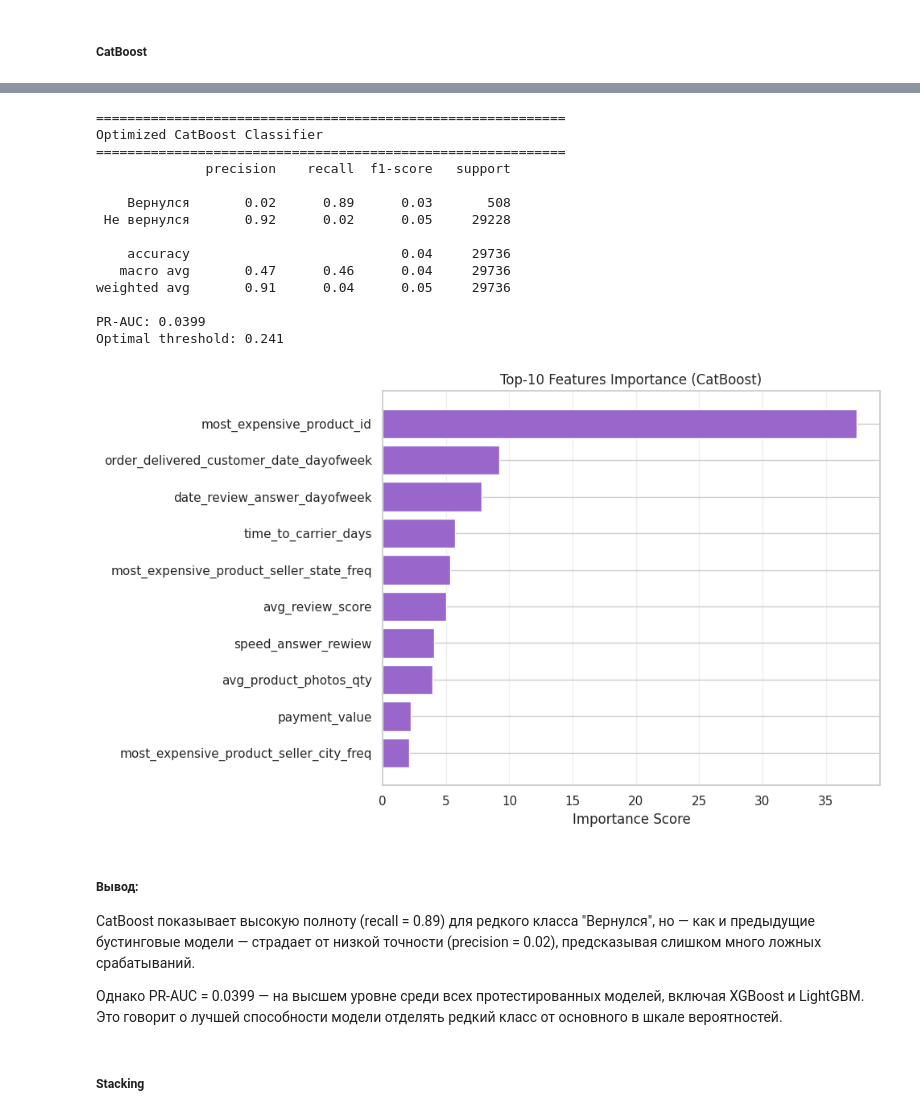
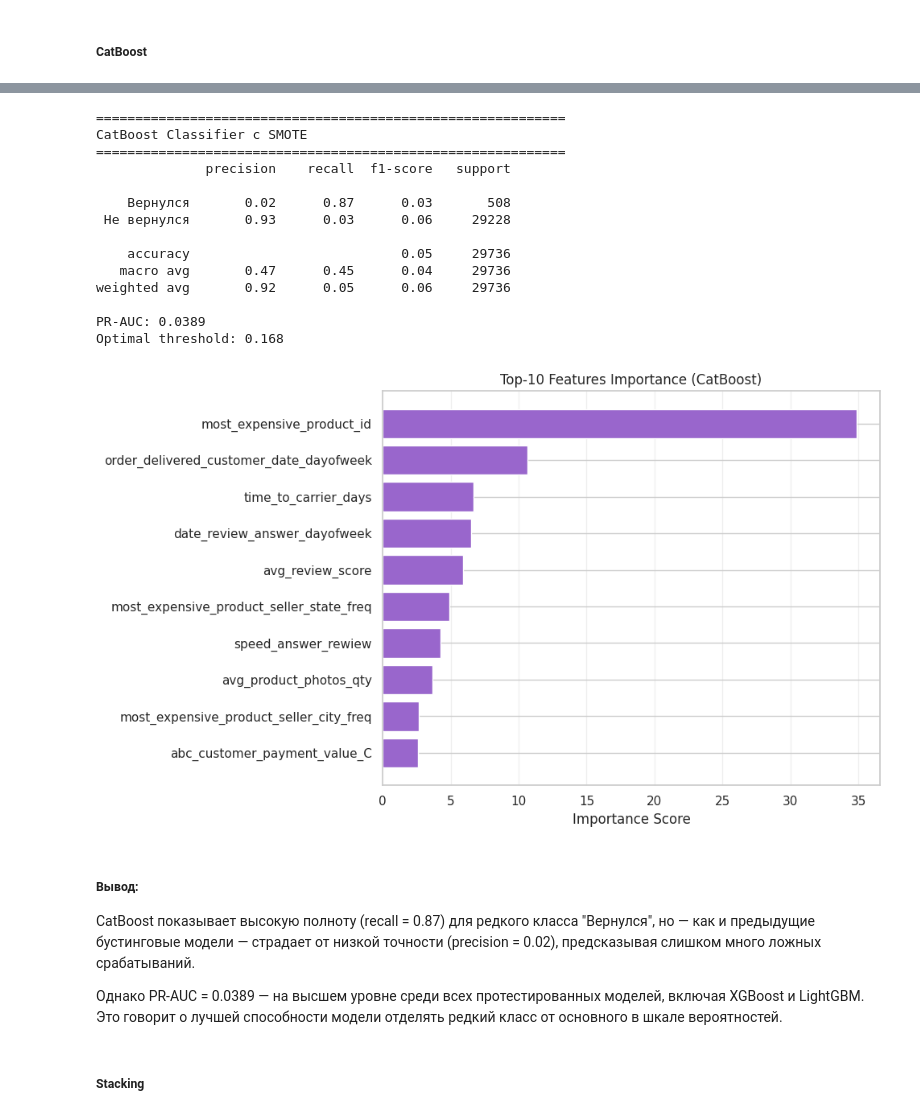
Before and after one commit to Ekaterina20-hub/MFTI-hackaton, a Jupyter notebook: notebooks/ml-models/ML модель классификации покупателей/ML_model_classificaition.ipynb, the cells around one changed output, grey strips where cells are left out. Drawn from its saved outputs; the diff is of its cells as text; code cells hidden in the pictures.

```diff
--- a/notebooks/ml-models/ML модель классификации покупателей/ML_model_classificaition.ipynb
+++ b/notebooks/ml-models/ML модель классификации покупателей/ML_model_classificaition.ipynb
@@ -1180,9 +1387,11 @@ PR-AUC 0.0199, всё ещё на низком уровне.
 # %%
 # Создаем модель RandomForestClassifier
 rf = RandomForestClassifier(
-    n_estimators=50,
-    max_depth=4,
-    min_samples_leaf=20,
+    n_estimators=100,
+    max_depth=5,
+    min_samples_leaf=10,
+    max_features='sqrt',
+    bootstrap=False,
     class_weight='balanced',
     random_state=42,
     n_jobs=-1
@@ -1198,7 +1407,7 @@ optimal_threshold = thresholds[best_idx]
 y_pred_opt = (y_proba >= optimal_threshold).astype(int)
 
 print("=" * 80)
-print("RandomForestClassifier (оптимизация порога, class_weight='balanced')")
+print("RandomForestClassifier с SMOTE")
 print("=" * 80)
 print(classification_report(y_test, y_pred_opt, target_names=['Вернулся', 'Не вернулся']))
 print("PR-AUC:", round(average_precision_score(y_test, y_proba, pos_label=0), 4))
@@ -1227,7 +1436,7 @@ if 'model_results' not in globals():
     model_results = []
 
 model_results.append({
-    'Модель': 'RandomForest (оптим. порог)',
+    'Модель': 'RandomForest с SMOTE',
     'Precision (вернулся)': precision_score(y_test, y_pred_opt, pos_label=0),
     'Recall (вернулся)': recall_score(y_test, y_pred_opt, pos_label=0),
     'F1-score (вернулся)': f1_score(y_test, y_pred_opt, pos_label=0),
@@ -1268,12 +1557,13 @@ PR-AUC: 0.0227 — низкое качество, но ожидаемо из-з
 # %%
-# Инициализируем модель с донастройками
+# Инициализируем модель
 xgb = XGBClassifier(
     n_estimators=300,
-    max_depth=3,
+    max_depth=5,
     learning_rate=0.03,
-    scale_pos_weight=(len(y_res) - sum(y_res)) / sum(y_res),  # балансировка
+    scale_pos_weight=(len(y_res) - sum(y_res)) / sum(y_res) * 1.2,
     subsample=0.8,
     colsample_bytree=0.8,
+    gamma=0.5,
     random_state=42,
     n_jobs=-1,
     verbosity=0
@@ -1293,7 +1583,7 @@ y_pred = (y_proba >= optimal_threshold).astype(int)
 
 # Оценка
 print("="*60)
-print("XGBoost (настроенная, с оптимизацией порога)")
+print("XGBoost с SMOTE")
 print("="*60)
 print(classification_report(y_test, y_pred, target_names=['Вернулся', 'Не вернулся']))
 print("PR-AUC:", round(average_precision_score(y_test, y_proba, pos_label=0), 4))
@@ -1320,7 +1610,7 @@ if 'model_results' not in globals():
     model_results = []
 
 model_results.append({
-    'Модель': 'XGBoost (оптим. порог)',
+    'Модель': 'XGBoost с SMOTE',
     'Precision (вернулся)': precision_score(y_test, y_pred, pos_label=0),
     'Recall (вернулся)': recall_score(y_test, y_pred, pos_label=0),
     'F1-score (вернулся)': f1_score(y_test, y_pred, pos_label=0),
@@ -1354,15 +1711,14 @@ PR-AUC = 0.0274 — чуть выше, чем у логистической ре
 # %%
 # модель LightGBM
 model = lgb.LGBMClassifier(
-    n_estimators=100,
-    #scale_pos_weight=scale_pos_weight,
-    max_depth=3,
-    learning_rate=0.05,
+    n_estimators=300,
+    max_depth=4,
+    learning_rate=0.02,
+    min_child_samples=30,
+    class_weight='balanced',
     random_state=42,
-    verbosity=-1  # отключаем вывод логов
+    verbosity=-1
 )
-
-# 3. Обучение на данных после SMOTE (X_res, y_res)
 model.fit(X_res, y_res)
 
 # 4. Предсказание
@@ -1430,9 +1866,9 @@ PR-AUC = 0.024 — находится на уровне логистическо
 catboost = CatBoostClassifier(
     iterations=1000,
     learning_rate=0.03,
-    depth=5,
+    depth=4,
     l2_leaf_reg=5,
-    class_weights=[3, 1],
+    class_weights=[2, 1],
     random_seed=42,
     eval_metric='PRAUC',
     grow_policy='Lossguide',
@@ -1457,7 +1893,7 @@ y_pred = (y_proba >= optimal_threshold).astype(int)
 
 # Оценка модели
 print("="*60)
-print("Optimized CatBoost Classifier")
+print("CatBoost Classifier с SMOTE")
 print("="*60)
 print(classification_report(y_test, y_pred, target_names=['Вернулся', 'Не вернулся']))
 print("PR-AUC:", round(average_precision_score(y_test, y_proba, pos_label=0), 4))
@@ -1468,47 +1904,47 @@ plt.figure(figsize=(10, 6))
 importance = catboost.get_feature_importance()
 top_idx = np.argsort(importance)[-10:][::-1]
 plt.barh(range(len(top_idx)), importance[top_idx], color='#9966cc')
 plt.yticks(range(len(top_idx)), X_test_encoded.columns[top_idx])
 plt.title('Top-10 Features Importance (CatBoost)')
 plt.xlabel('Importance Score')
 plt.gca().invert_yaxis()
 plt.grid(axis='x', alpha=0.3)
 plt.tight_layout()
 plt.show()
 
 # Сохраняем метрики в общий список
 if 'model_results' not in globals():
     model_results = []
 
 model_results.append({
-    'Модель': 'Optimized CatBoost Classifier',
+    'Модель': 'CatBoost Classifier с SMOTE',
     'Precision (вернулся)': precision_score(y_test, y_pred, pos_label=0),
     'Recall (вернулся)': recall_score(y_test, y_pred, pos_label=0),
     'F1-score (вернулся)': f1_score(y_test, y_pred, pos_label=0),
     'PR-AUC': average_precision_score(y_test, y_proba, pos_label=0),
     'Accuracy': accuracy_score(y_test, y_pred),
     'Порог': round(optimal_threshold, 4)
 })
 # %% [output]
 ============================================================
-Optimized CatBoost Classifier
+CatBoost Classifier с SMOTE
 ============================================================
               precision    recall  f1-score   support
 
-    Вернулся       0.02      0.89      0.03       508
- Не вернулся       0.92      0.02      0.05     29228
+    Вернулся       0.02      0.87      0.03       508
+ Не вернулся       0.93      0.03      0.06     29228
 
-    accuracy                           0.04     29736
-   macro avg       0.47      0.46      0.04     29736
-weighted avg       0.91      0.04      0.05     29736
+    accuracy                           0.05     29736
+   macro avg       0.47      0.45      0.04     29736
+weighted avg       0.92      0.05      0.06     29736
 
-PR-AUC: 0.0399
-Optimal threshold: 0.241
+PR-AUC: 0.0389
+Optimal threshold: 0.168
-[figure, old version]
+[figure, new version]
 # %% [markdown]
 ##### Вывод:
-CatBoost показывает высокую полноту (recall = 0.89) для редкого класса "Вернулся", но — как и предыдущие бустинговые модели — страдает от низкой точности (precision = 0.02), предсказывая слишком много ложных срабатываний.
+CatBoost показывает высокую полноту (recall = 0.87) для редкого класса "Вернулся", но — как и предыдущие бустинговые модели — страдает от низкой точности (precision = 0.02), предсказывая слишком много ложных срабатываний.
 
-Однако PR-AUC = 0.0399 — на высшем уровне среди всех протестированных моделей, включая XGBoost и LightGBM. Это говорит о лучшей способности модели отделять редкий класс от основного в шкале вероятностей.
+Однако PR-AUC = 0.0389 — на высшем уровне среди всех протестированных моделей, включая XGBoost и LightGBM. Это говорит о лучшей способности модели отделять редкий класс от основного в шкале вероятностей.
 # %% [markdown]
 ##### Stacking
```
Also changed, not shown: parts of 29 cells of this notebook, 9 other files.
